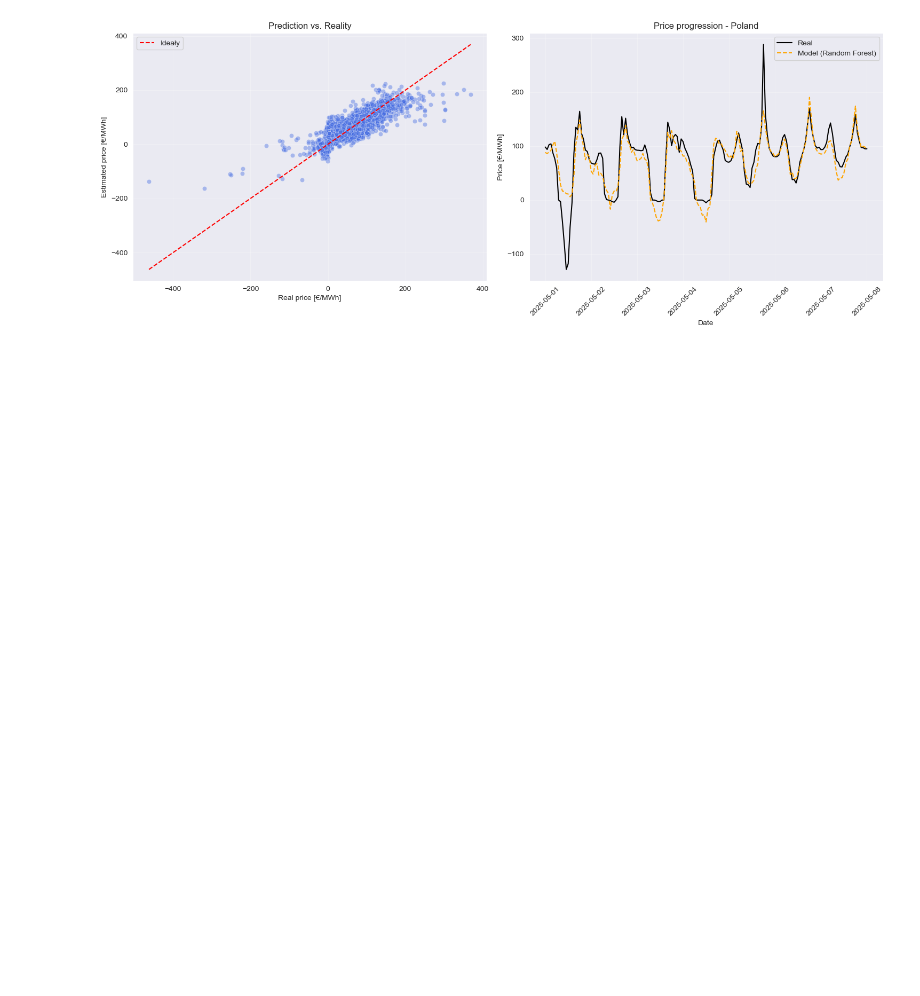
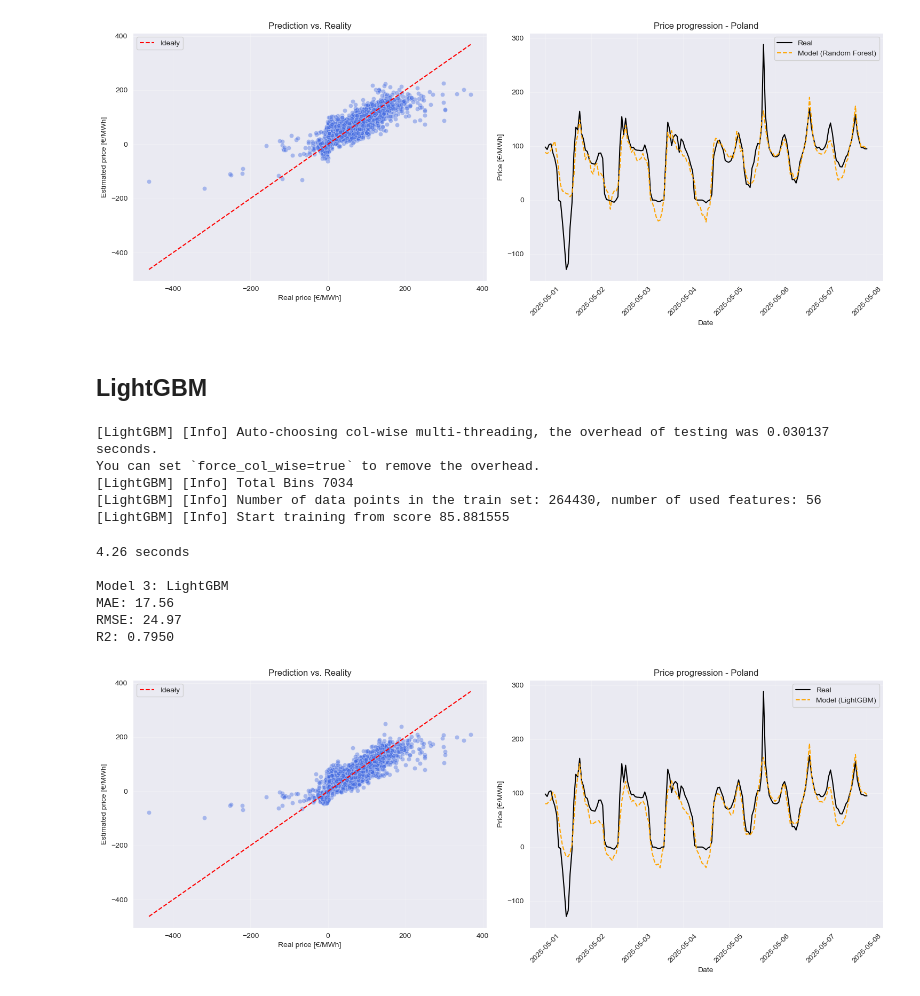
Before and after one commit to Siubuk123/Prediction, a Jupyter notebook: notebooks/03_Models.ipynb, the cells around one changed output. Cells and saved outputs as stored; diff of their text form; code cells hidden in the pictures; blank space fills up the shorter version.

```diff
--- a/notebooks/03_Models.ipynb
+++ b/notebooks/03_Models.ipynb
@@ -179,3 +181,41 @@ R2: 0.7629
 plot_results(test_res, kraj='Poland', start='2025-05-01', end='2025-05-08', model_name='Random Forest')
 # %% [output]
 [figure]
+# %% [markdown]
+## LightGBM
+# %%
+start_time = time.time()
+
+lgbm_pipeline = Pipeline(steps=[
+    ('preprocessor', preprocessor),
+    ('model', LGBMRegressor(
+        n_estimators=200,
+        learning_rate=0.1,
+        random_state=42,
+        n_jobs=-1
+    ))
+])
+lgbm_pipeline.fit(X_train, y_train)
+
+y_pred_lgbm = lgbm_pipeline.predict(X_test)
+
+total_time = time.time() - start_time
+print(f"{total_time:.2f} seconds")
+
+print_metrics(y_test, y_pred_lgbm, "Model 3: LightGBM")
+
+test_res['pred'] = y_pred_lgbm
+plot_results(test_res, kraj='Poland', start='2025-05-01', end='2025-05-08', model_name='LightGBM')
+# %% [output]
+[LightGBM] [Info] Auto-choosing col-wise multi-threading, the overhead of testing was 0.030137 seconds.
+You can set `force_col_wise=true` to remove the overhead.
+[LightGBM] [Info] Total Bins 7034
+[LightGBM] [Info] Number of data points in the train set: 264430, number of used features: 56
+[LightGBM] [Info] Start training from score 85.881555
+4.26 seconds
+
+Model 3: LightGBM
+MAE: 17.56
+RMSE: 24.97
+R2: 0.7950
+[figure, added]
```
Also changed, not shown: parts of 9 cells of this notebook, 7 other files.
